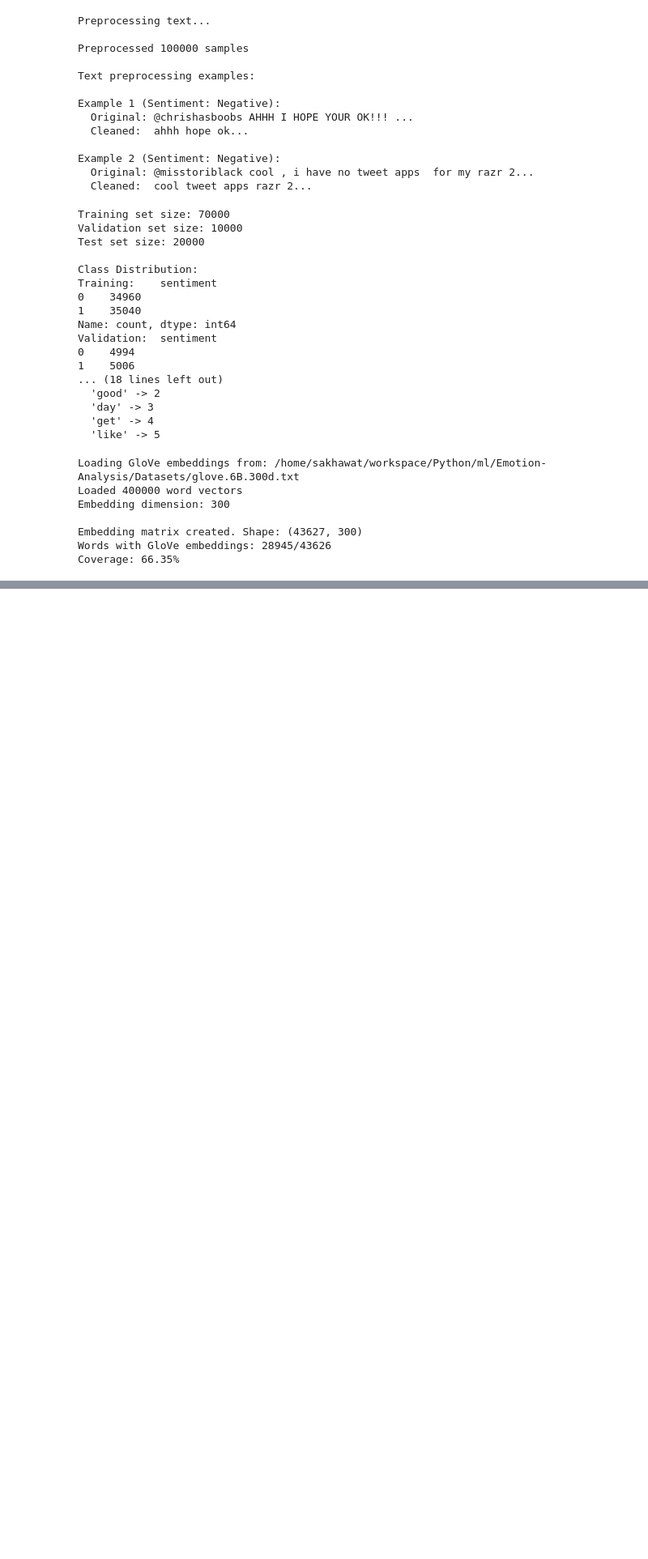
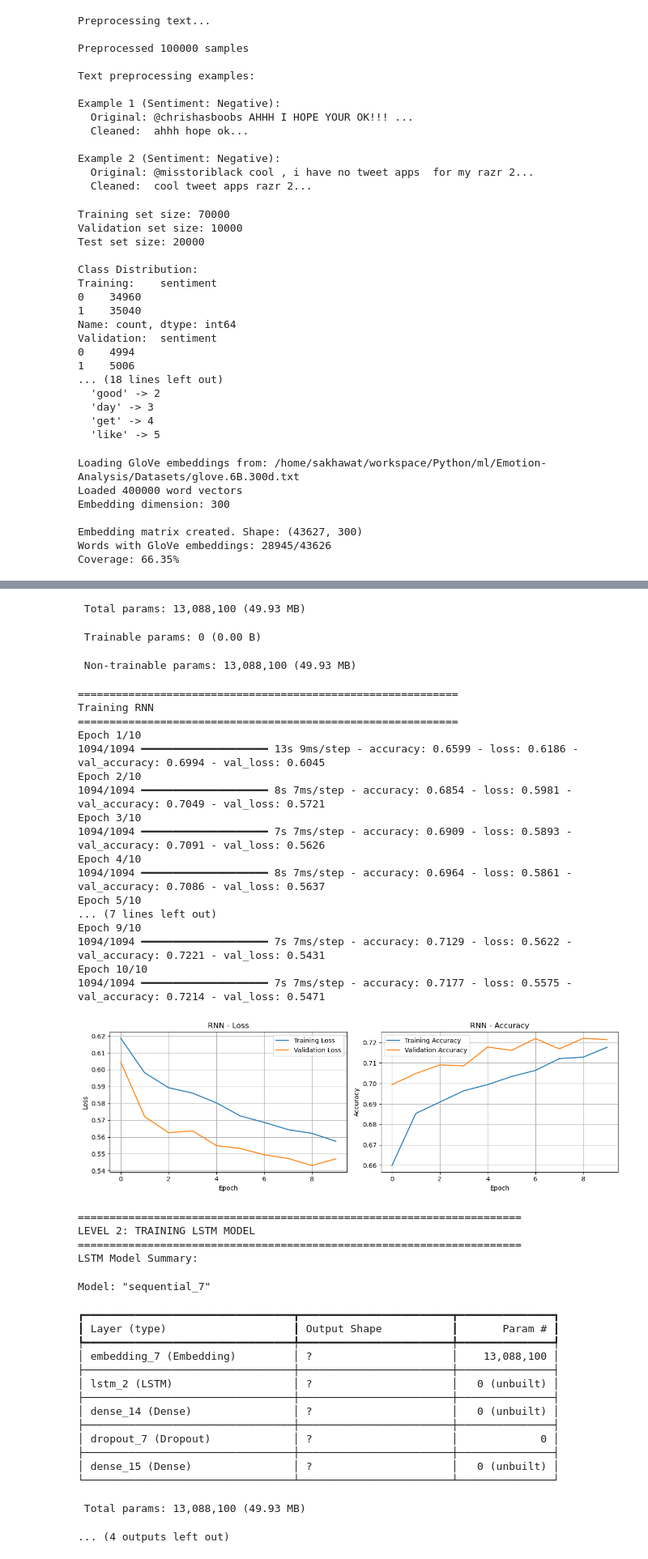
Before and after one commit to sakhawat-ahmed/Emotion-Analysis, a Jupyter notebook: Emotion-analysis.ipynb, the cells around one changed output, grey strips where cells are left out. Shown at 81% size. Cells and saved outputs as stored; diff of their text form; code cells hidden in the pictures; blank space fills up the shorter version.

```diff
--- a/Emotion-analysis.ipynb
+++ b/Emotion-analysis.ipynb
@@ -661,7 +661,7 @@ def plot_training_history(history, model_name):
     plt.show()
 # %%
 # Training parameters
-EPOCHS = 5
+EPOCHS = 10
 BATCH_SIZE = 64
 
 # Store models and histories
@@ -697,3 +697,4 @@ gru_history = train_model(gru_model, x_train, y_train, x_val, y_val, "GRU", EPOC
 plot_training_history(gru_history, "GRU")
 models['GRU'] = gru_model
 histories['GRU'] = gru_history
+# %% [output]
@@ -700,3 +719,44 @@ histories['GRU'] = gru_history
+ Total params: 13,088,100 (49.93 MB)
+ Trainable params: 0 (0.00 B)
+ Non-trainable params: 13,088,100 (49.93 MB)
+============================================================
+Training RNN
+============================================================
+Epoch 1/10
+1094/1094 ━━━━━━━━━━━━━━━━━━━━ 13s 9ms/step - accuracy: 0.6599 - loss: 0.6186 - val_accuracy: 0.6994 - val_loss: 0.6045
+Epoch 2/10
+1094/1094 ━━━━━━━━━━━━━━━━━━━━ 8s 7ms/step - accuracy: 0.6854 - loss: 0.5981 - val_accuracy: 0.7049 - val_loss: 0.5721
+Epoch 3/10
+1094/1094 ━━━━━━━━━━━━━━━━━━━━ 7s 7ms/step - accuracy: 0.6909 - loss: 0.5893 - val_accuracy: 0.7091 - val_loss: 0.5626
+Epoch 4/10
+1094/1094 ━━━━━━━━━━━━━━━━━━━━ 8s 7ms/step - accuracy: 0.6964 - loss: 0.5861 - val_accuracy: 0.7086 - val_loss: 0.5637
+Epoch 5/10
+... (7 lines left out)
+Epoch 9/10
+1094/1094 ━━━━━━━━━━━━━━━━━━━━ 7s 7ms/step - accuracy: 0.7129 - loss: 0.5622 - val_accuracy: 0.7221 - val_loss: 0.5431
+Epoch 10/10
+1094/1094 ━━━━━━━━━━━━━━━━━━━━ 7s 7ms/step - accuracy: 0.7177 - loss: 0.5575 - val_accuracy: 0.7214 - val_loss: 0.5471
+[figure, added]
+======================================================================
+LEVEL 2: TRAINING LSTM MODEL
+======================================================================
+LSTM Model Summary:
+Model: "sequential_7"
+┏━━━━━━━━━━━━━━━━━━━━━━━━━━━━━━━━━┳━━━━━━━━━━━━━━━━━━━━━━━━┳━━━━━━━━━━━━━━━┓
+┃ Layer (type)                    ┃ Output Shape           ┃       Param # ┃
+┡━━━━━━━━━━━━━━━━━━━━━━━━━━━━━━━━━╇━━━━━━━━━━━━━━━━━━━━━━━━╇━━━━━━━━━━━━━━━┩
+│ embedding_7 (Embedding)         │ ?                      │    13,088,100 │
+├─────────────────────────────────┼────────────────────────┼───────────────┤
+│ lstm_2 (LSTM)                   │ ?                      │   0 (unbuilt) │
+├─────────────────────────────────┼────────────────────────┼───────────────┤
+│ dense_14 (Dense)                │ ?                      │   0 (unbuilt) │
+├─────────────────────────────────┼────────────────────────┼───────────────┤
+│ dropout_7 (Dropout)             │ ?                      │             0 │
+├─────────────────────────────────┼────────────────────────┼───────────────┤
+│ dense_15 (Dense)                │ ?                      │   0 (unbuilt) │
+└─────────────────────────────────┴────────────────────────┴───────────────┘
+ Total params: 13,088,100 (49.93 MB)
+... (4 outputs left out)
 # %%
 from sklearn.metrics import accuracy_score, f1_score, confusion_matrix, classification_report
 import matplotlib.pyplot as plt
```
Also changed, not shown: parts of 6 cells of this notebook, 3 other files.
